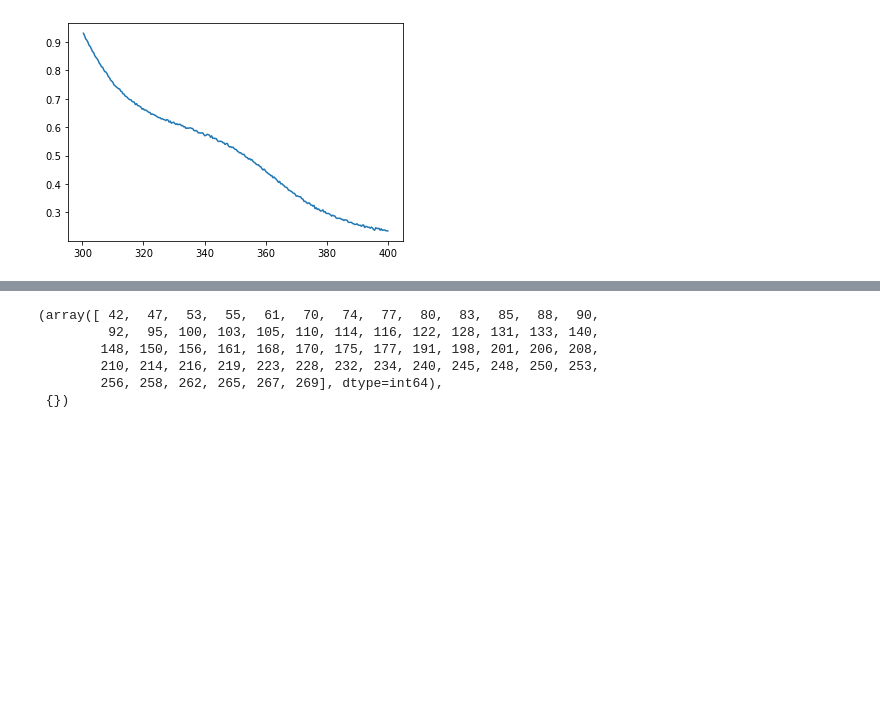
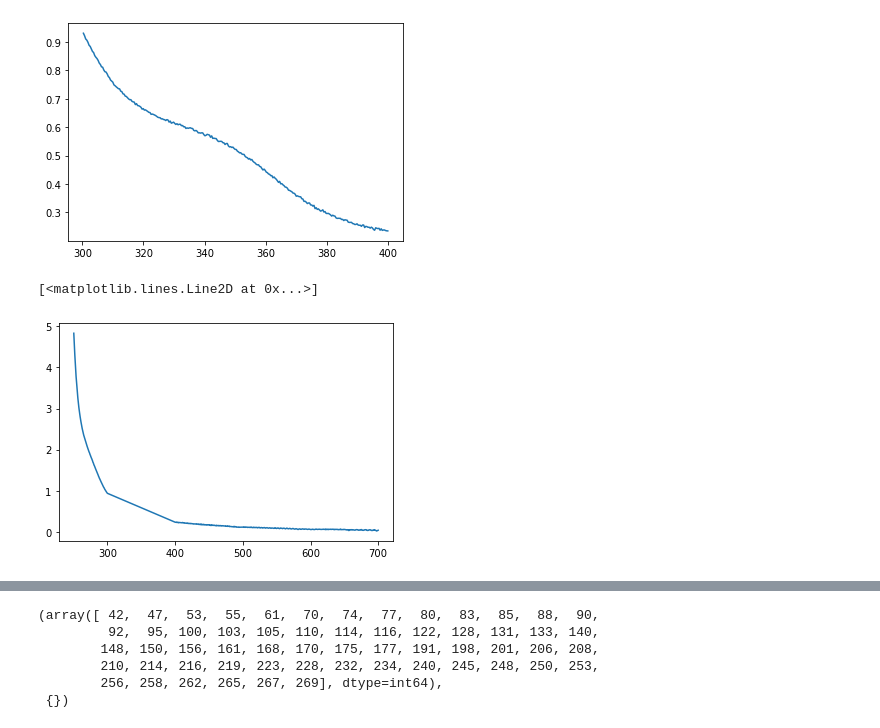
Before and after one commit to Hanna-the-explorer/NASA_Jupyter_Projects, a Jupyter notebook: DATA_Processing_codes/CDOM_DATA_PROCESS.ipynb, the cells around one changed output, grey strips where cells are left out. Cells and saved outputs as stored; diff of their text form; code cells hidden in the pictures; blank space fills up the shorter version.

```diff
--- a/DATA_Processing_codes/CDOM_DATA_PROCESS.ipynb
+++ b/DATA_Processing_codes/CDOM_DATA_PROCESS.ipynb
@@ -819,6 +802,8 @@ We need a way to estimate that inflection
 we are going to look for inflections between 300 and 400 nm and quantify them
 # %%
 #OPEN OUR FILES AND MAKE ABSORBANCE TO ABSORPTION
+X = .488 # 50 cm lwcc number 3 SN:
+
 def open_file_abs_base_cor(name):
     df = pd.read_csv(name, skiprows=14, sep='\t', names=['wl', 'abs'], )
     df['abs'] = df['abs']*(2.303/X)
@@ -869,3 +977,20 @@ plt.plot(xdata,ydata)
 # %% [output]
 [<matplotlib.lines.Line2D at 0x...>]
 [figure]
+# %%
+#get the x and y values for all the slope intervals we want for the regression
+ydata_r1 = df[(df['wl']>=250) & (df['wl']<=300)][names[16]]
+ydata_r2 = df[(df['wl']>=400) & (df['wl']<=700)][names[16]]
+ydata_r = pd.concat([ydata_r1, ydata_r2], axis=0)
+
+xdata_r1 = df[(df['wl']>=250) & (df['wl']<=300)]['wl']
+xdata_r2 = df[(df['wl']>=400) & (df['wl']<=700)]['wl']
+xdata_r = pd.concat([xdata_r1, xdata_r2], axis=0)
+
+ydata_r = np.asarray(ydata_r, dtype=float).ravel()
+xdata_r = np.asarray(xdata_r, dtype=float).ravel()
+
+plt.plot(xdata_r,ydata_r)
+# %% [output]
+[<matplotlib.lines.Line2D at 0x...>]
+[figure, added]
```
Also changed, not shown: parts of 15 cells of this notebook.
